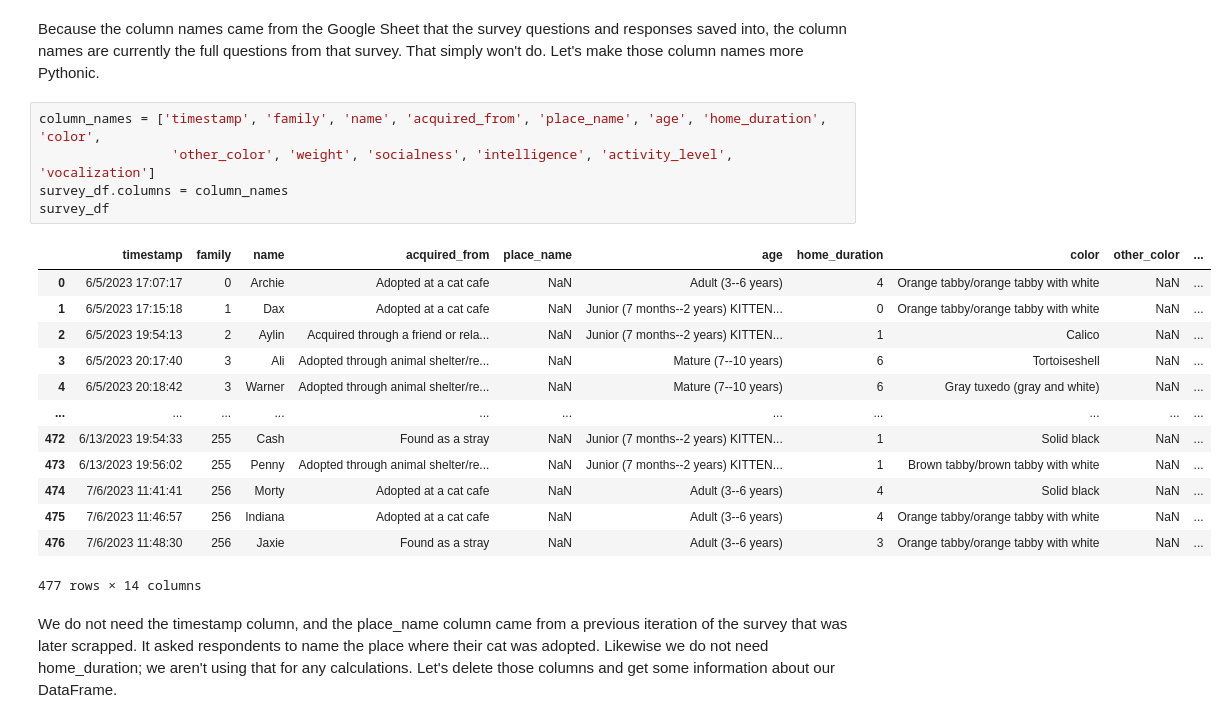
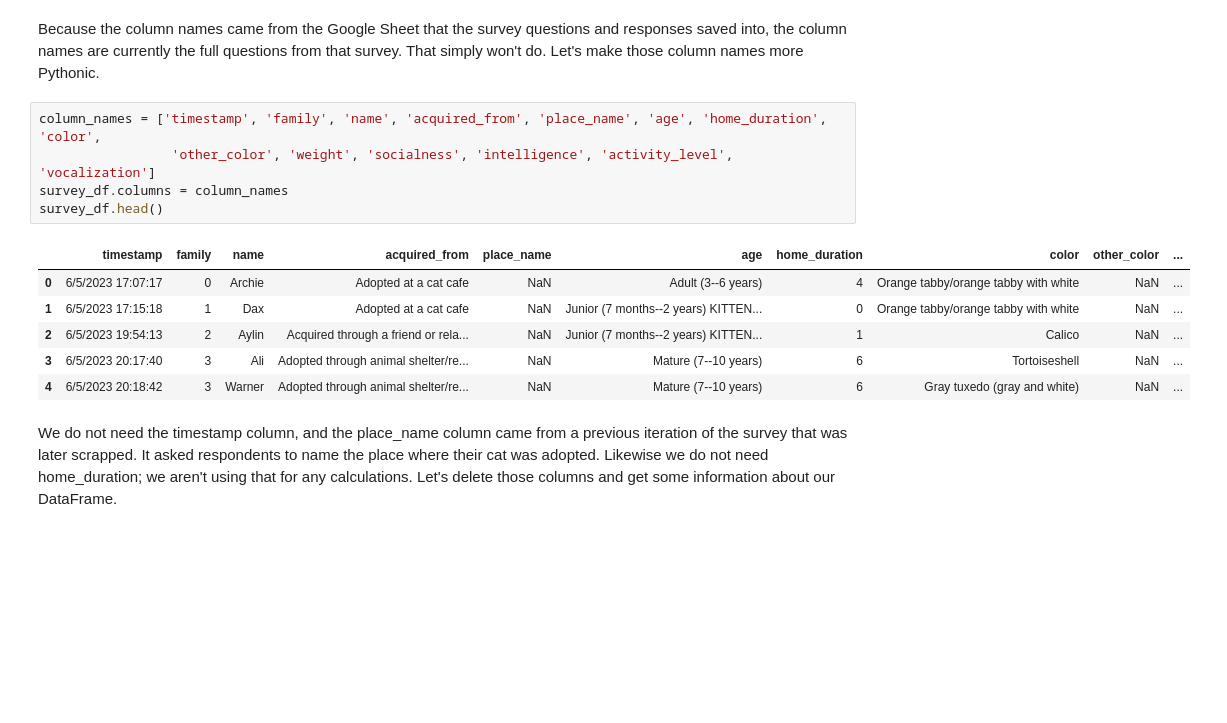
Before and after one commit to BlueKYGirl/purrfect_purrsonalities, a Jupyter notebook: purrfect_purrsonalities.ipynb, the cells around one changed output. Saved outputs shown, nothing was run; the diff lists cells and outputs as text; blank space fills up the shorter version.

```diff
--- a/purrfect_purrsonalities.ipynb
+++ b/purrfect_purrsonalities.ipynb
@@ -43,22 +50,15 @@ Because the column names came from the Google Sheet that the survey questions an
 # %%
 column_names = ['timestamp', 'family', 'name', 'acquired_from', 'place_name', 'age', 'home_duration', 'color',
                  'other_color', 'weight', 'socialness', 'intelligence', 'activity_level', 'vocalization']
 survey_df.columns = column_names
-survey_df
+survey_df.head()
 # %% [output]
 |  | timestamp | family | name | acquired_from | place_name | age | home_duration | color | other_color | ... |
 | 0 | 6/5/2023 17:07:17 | 0 | Archie | Adopted at a cat cafe | NaN | Adult (3--6 years) | 4 | Orange tabby/orange tabby with white | NaN | ... |
 | 1 | 6/5/2023 17:15:18 | 1 | Dax | Adopted at a cat cafe | NaN | Junior (7 months--2 years) KITTEN... | 0 | Orange tabby/orange tabby with white | NaN | ... |
 | 2 | 6/5/2023 19:54:13 | 2 | Aylin | Acquired through a friend or rela... | NaN | Junior (7 months--2 years) KITTEN... | 1 | Calico | NaN | ... |
 | 3 | 6/5/2023 20:17:40 | 3 | Ali | Adopted through animal shelter/re... | NaN | Mature (7--10 years) | 6 | Tortoiseshell | NaN | ... |
 | 4 | 6/5/2023 20:18:42 | 3 | Warner | Adopted through animal shelter/re... | NaN | Mature (7--10 years) | 6 | Gray tuxedo (gray and white) | NaN | ... |
-| ... | ... | ... | ... | ... | ... | ... | ... | ... | ... | ... |
-| 472 | 6/13/2023 19:54:33 | 255 | Cash | Found as a stray | NaN | Junior (7 months--2 years) KITTEN... | 1 | Solid black | NaN | ... |
-| 473 | 6/13/2023 19:56:02 | 255 | Penny | Adopted through animal shelter/re... | NaN | Junior (7 months--2 years) KITTEN... | 1 | Brown tabby/brown tabby with white | NaN | ... |
-| 474 | 7/6/2023 11:41:41 | 256 | Morty | Adopted at a cat cafe | NaN | Adult (3--6 years) | 4 | Solid black | NaN | ... |
-| 475 | 7/6/2023 11:46:57 | 256 | Indiana | Adopted at a cat cafe | NaN | Adult (3--6 years) | 4 | Orange tabby/orange tabby with white | NaN | ... |
-| 476 | 7/6/2023 11:48:30 | 256 | Jaxie | Found as a stray | NaN | Adult (3--6 years) | 3 | Orange tabby/orange tabby with white | NaN | ... |
-477 rows × 14 columns
 # %% [markdown]
 We do not need the timestamp column, and the place_name column came from a previous iteration of the survey that was later scrapped. It asked respondents to name the place where their cat was adopted. Likewise we do not need home_duration; we aren't using that for any calculations. Let's delete those columns and get some information about our DataFrame.
 # %%
```
Also changed, not shown: parts of 21 cells of this notebook, 1 other file.
